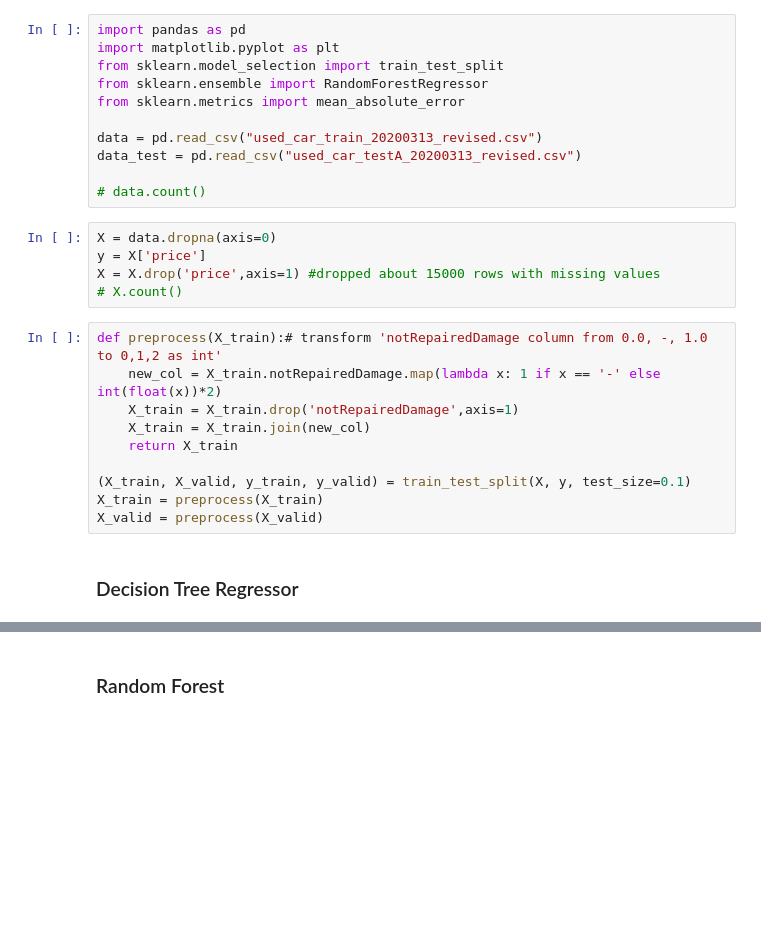
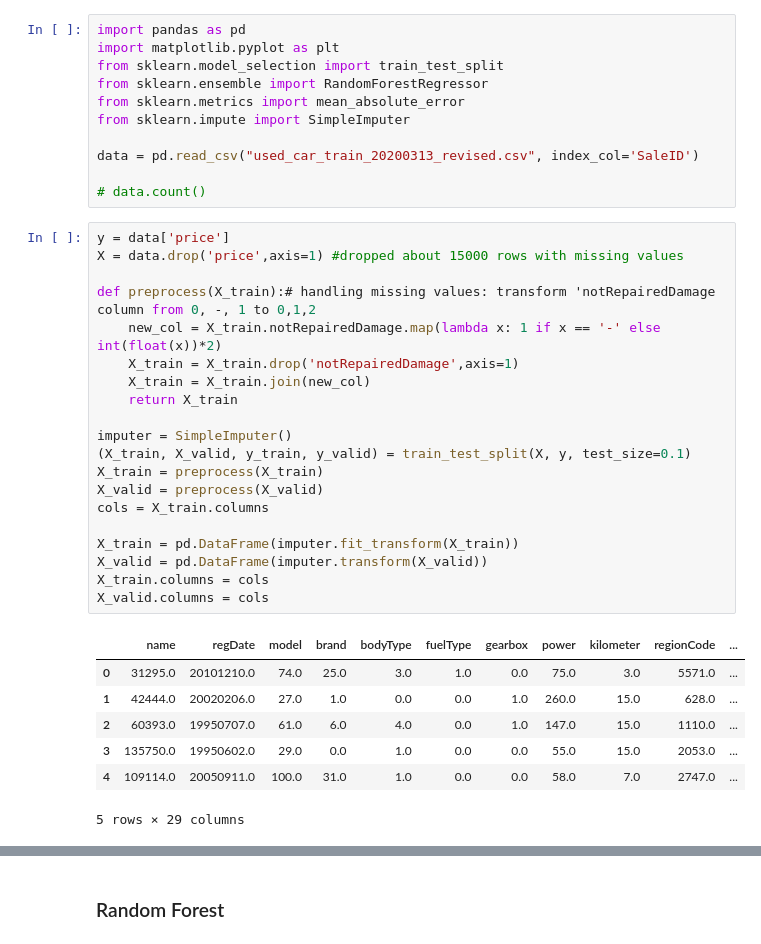
Before and after one commit to AmeliaYozu/-used-cars-price-prediction, a Jupyter notebook: Random Forest.ipynb, the cells around one changed output, grey strips where cells are left out. Saved outputs shown, nothing was run; the diff lists cells and outputs as text; blank space fills up the shorter version.

```diff
--- a/Random Forest.ipynb
+++ b/Random Forest.ipynb
@@ -4,25 +4,36 @@ import matplotlib.pyplot as plt
 from sklearn.model_selection import train_test_split
 from sklearn.ensemble import RandomForestRegressor
 from sklearn.metrics import mean_absolute_error
+from sklearn.impute import SimpleImputer
 
-data = pd.read_csv("used_car_train_20200313_revised.csv")
-data_test = pd.read_csv("used_car_testA_20200313_revised.csv")
+data = pd.read_csv("used_car_train_20200313_revised.csv", index_col='SaleID')
 
 # data.count()
-# %%
-X = data.dropna(axis=0)
-y = X['price']
-X = X.drop('price',axis=1) #dropped about 15000 rows with missing values
-# X.count()
 # %%
-def preprocess(X_train):# transform 'notRepairedDamage column from 0.0, -, 1.0 to 0,1,2 as int'
+y = data['price']
+X = data.drop('price',axis=1) #dropped about 15000 rows with missing values
+
+def preprocess(X_train):# handling missing values: transform 'notRepairedDamage column from 0, -, 1 to 0,1,2
     new_col = X_train.notRepairedDamage.map(lambda x: 1 if x == '-' else int(float(x))*2)
     X_train = X_train.drop('notRepairedDamage',axis=1)
     X_train = X_train.join(new_col)
     return X_train
 
+imputer = SimpleImputer()
 (X_train, X_valid, y_train, y_valid) = train_test_split(X, y, test_size=0.1)
 X_train = preprocess(X_train)
 X_valid = preprocess(X_valid)
+cols = X_train.columns
+
+X_train = pd.DataFrame(imputer.fit_transform(X_train))
+X_valid = pd.DataFrame(imputer.transform(X_valid))
+X_train.columns = cols
+X_valid.columns = cols
+# %% [output]
+|  | name | regDate | model | brand | bodyType | fuelType | gearbox | power | kilometer | regionCode | ... |
+| 0 | 31295.0 | 20101210.0 | 74.0 | 25.0 | 3.0 | 1.0 | 0.0 | 75.0 | 3.0 | 5571.0 | ... |
+| 1 | 42444.0 | 20020206.0 | 27.0 | 1.0 | 0.0 | 0.0 | 1.0 | 260.0 | 15.0 | 628.0 | ... |
+| 2 | 60393.0 | 19950707.0 | 61.0 | 6.0 | 4.0 | 0.0 | 1.0 | 147.0 | 15.0 | 1110.0 | ... |
+| 3 | 135750.0 | 19950602.0 | 29.0 | 0.0 | 1.0 | 0.0 | 0.0 | 55.0 | 15.0 | 2053.0 | ... |
+| 4 | 109114.0 | 20050911.0 | 100.0 | 31.0 | 1.0 | 0.0 | 0.0 | 58.0 | 7.0 | 2747.0 | ... |
+5 rows × 29 columns
-# %% [markdown]
-### Decision Tree Regressor
```
Also changed, not shown: parts of 14 cells of this notebook, 1 other file.
